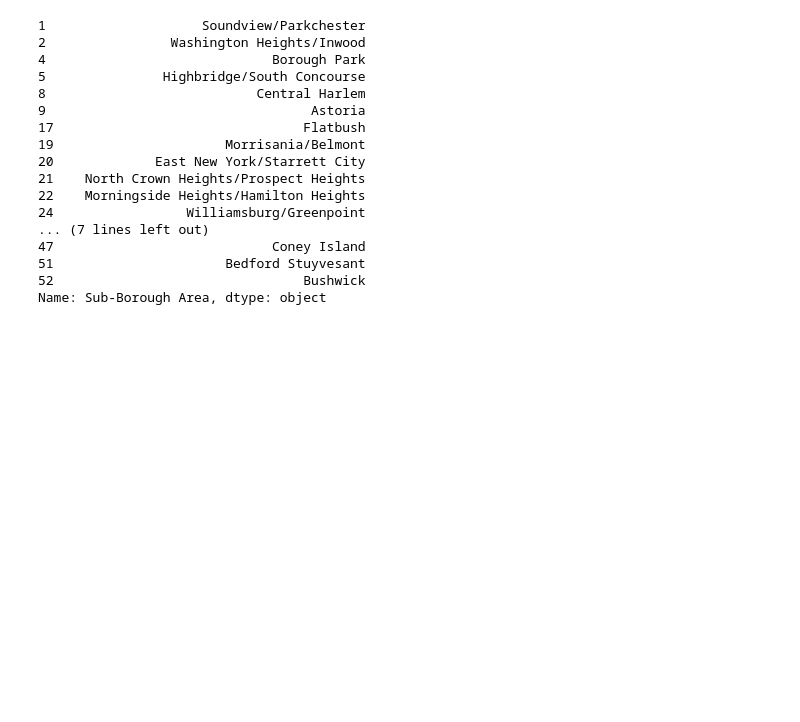
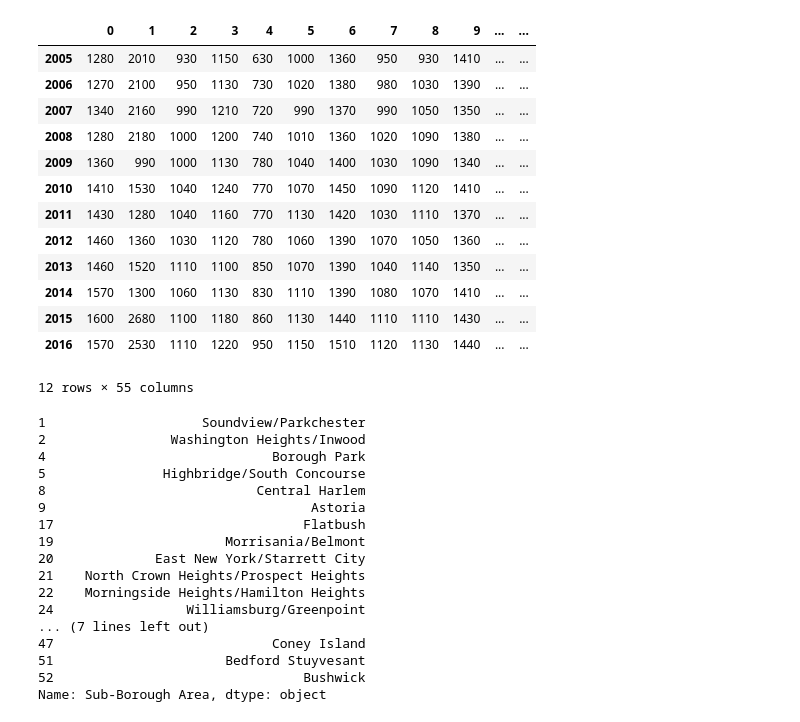
Before and after one commit to msgiles/am231final, a Jupyter notebook: notebooks/work.ipynb, the cells around one changed output. Cells and saved outputs as stored; diff of their text form; code cells hidden in the pictures; blank space fills up the shorter version.

```diff
--- a/notebooks/work.ipynb
+++ b/notebooks/work.ipynb
@@ -15,3 +56,21 @@ nyc_median_rents = pd.read_csv('../data/city-medianrentall2016.csv')
+# %%
+years = [str(y) for y in range(2005,2017)]
+median_rents[years].transpose()
+# %% [output]
+|  | 0 | 1 | 2 | 3 | 4 | 5 | 6 | 7 | 8 | 9 | ... | ... |
+| 2005 | 1280 | 2010 | 930 | 1150 | 630 | 1000 | 1360 | 950 | 930 | 1410 | ... | ... |
+| 2006 | 1270 | 2100 | 950 | 1130 | 730 | 1020 | 1380 | 980 | 1030 | 1390 | ... | ... |
+| 2007 | 1340 | 2160 | 990 | 1210 | 720 | 990 | 1370 | 990 | 1050 | 1350 | ... | ... |
+| 2008 | 1280 | 2180 | 1000 | 1200 | 740 | 1010 | 1360 | 1020 | 1090 | 1380 | ... | ... |
+| 2009 | 1360 | 990 | 1000 | 1130 | 780 | 1040 | 1400 | 1030 | 1090 | 1340 | ... | ... |
+| 2010 | 1410 | 1530 | 1040 | 1240 | 770 | 1070 | 1450 | 1090 | 1120 | 1410 | ... | ... |
+| 2011 | 1430 | 1280 | 1040 | 1160 | 770 | 1130 | 1420 | 1030 | 1110 | 1370 | ... | ... |
+| 2012 | 1460 | 1360 | 1030 | 1120 | 780 | 1060 | 1390 | 1070 | 1050 | 1360 | ... | ... |
+| 2013 | 1460 | 1520 | 1110 | 1100 | 850 | 1070 | 1390 | 1040 | 1140 | 1350 | ... | ... |
+| 2014 | 1570 | 1300 | 1060 | 1130 | 830 | 1110 | 1390 | 1080 | 1070 | 1410 | ... | ... |
+| 2015 | 1600 | 2680 | 1100 | 1180 | 860 | 1130 | 1440 | 1110 | 1110 | 1430 | ... | ... |
+| 2016 | 1570 | 2530 | 1110 | 1220 | 950 | 1150 | 1510 | 1120 | 1130 | 1440 | ... | ... |
+12 rows × 55 columns
 # %%
 rent_increases = pd.DataFrame(index = median_rents.index, columns=['Sub-Borough Area'])
 rent_increases['Sub-Borough Area'] = median_rents['Sub-Borough Area']
```
Also changed, not shown: parts of 4 cells of this notebook, 1 other file.
